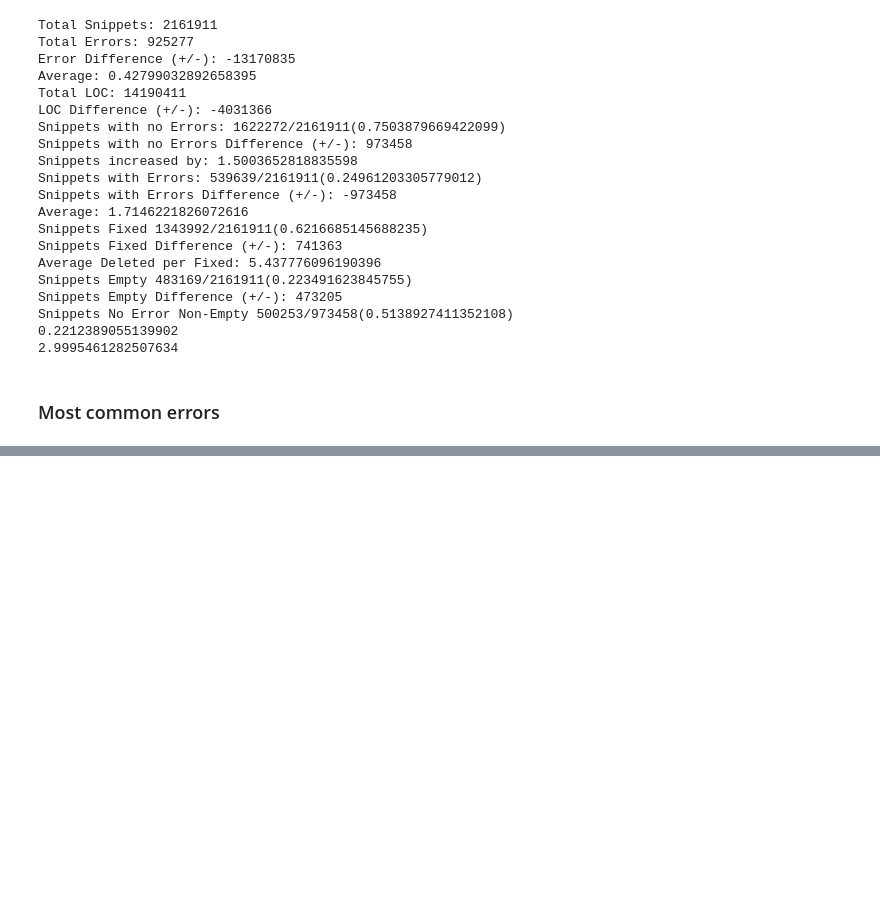
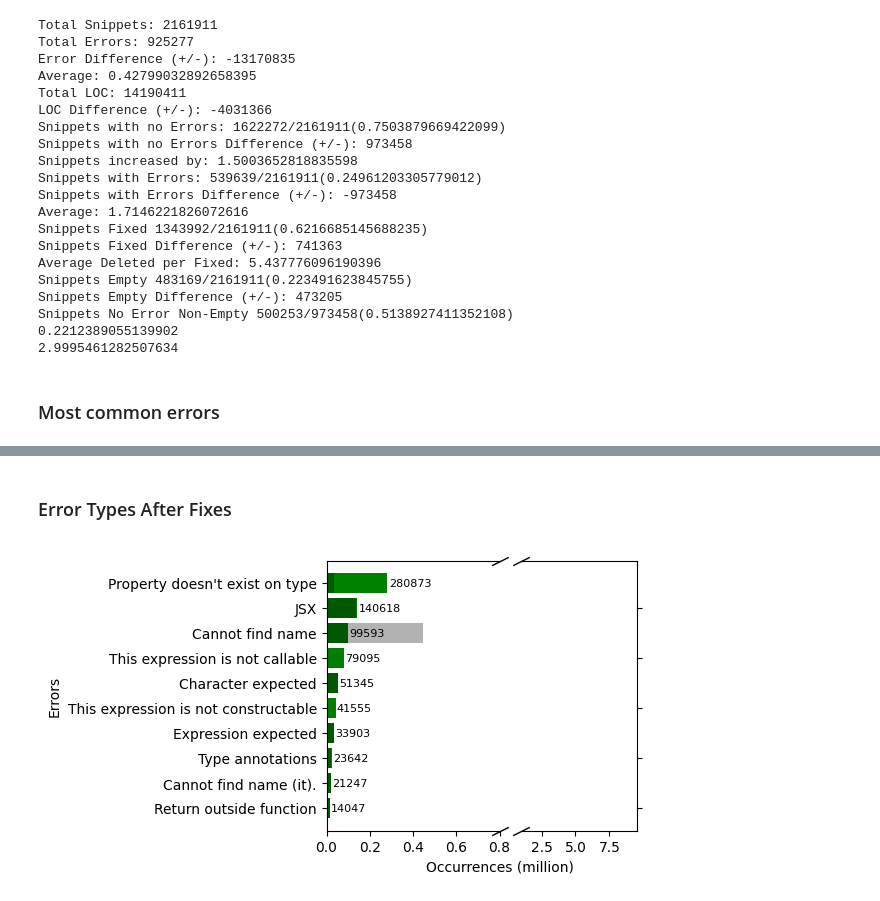
Before and after one commit to Brittany-Reid/node_code_correction, a Jupyter notebook: analysis/analysis.ipynb, the cells around one changed output, grey strips where cells are left out. Saved outputs shown, nothing was run; the diff lists cells and outputs as text; code cells hidden in the pictures; blank space fills up the shorter version.

```diff
--- a/analysis/analysis.ipynb
+++ b/analysis/analysis.ipynb
@@ -705,0 +764,7 @@ Snippets No Error Non-Empty 730257/870580(0.8388166509683199)
+# %% [markdown]
+### Error Types After Fixes
+# %%
+# print(cf_df.nlargest(10, ["ERRORS"])
+top10Errors(cf_df, "NUM OCCURANCES", saveas="commonErrorTypesCfFixes", title="Most Common Errors After Fixes", df2 = all_df)
+# %% [output]
+[figure, added]
```
Also changed, not shown: parts of 14 cells of this notebook, 16 other files.
